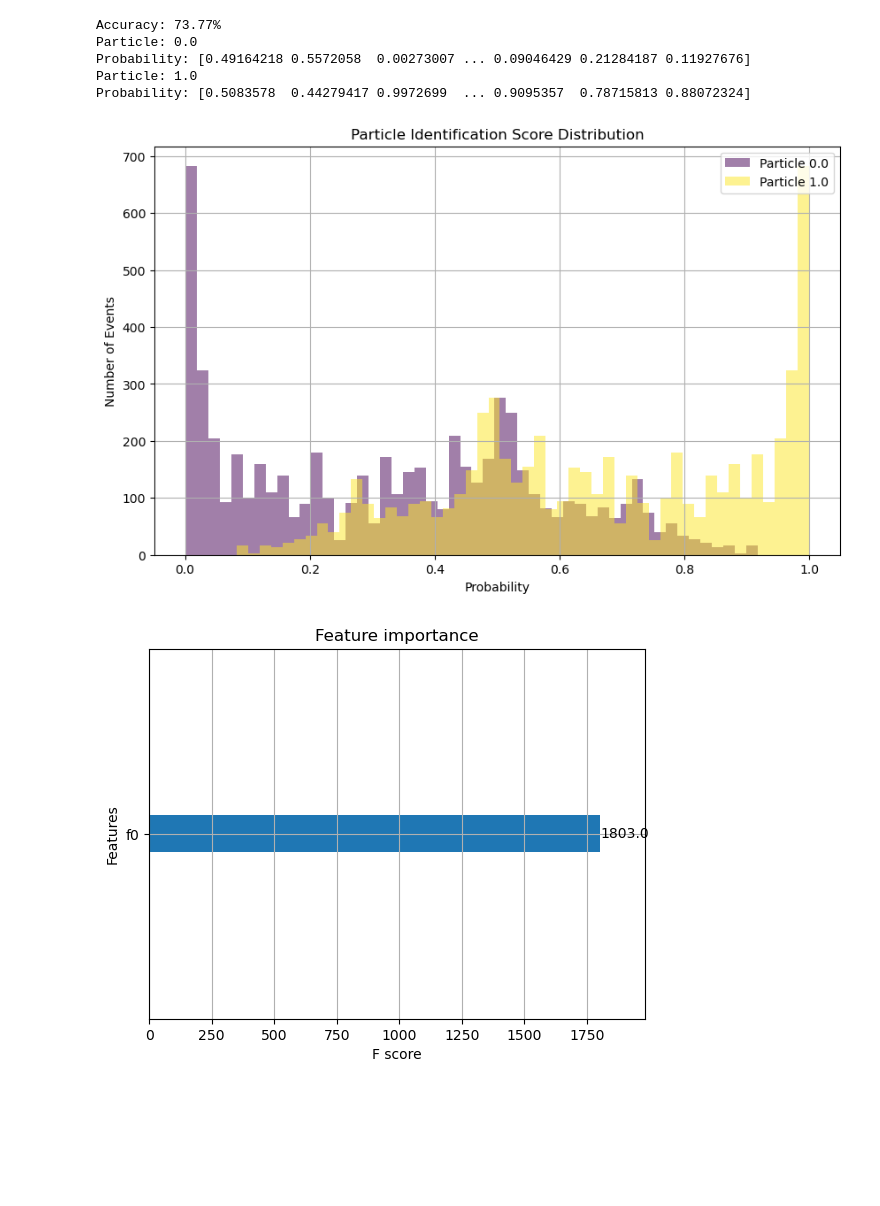
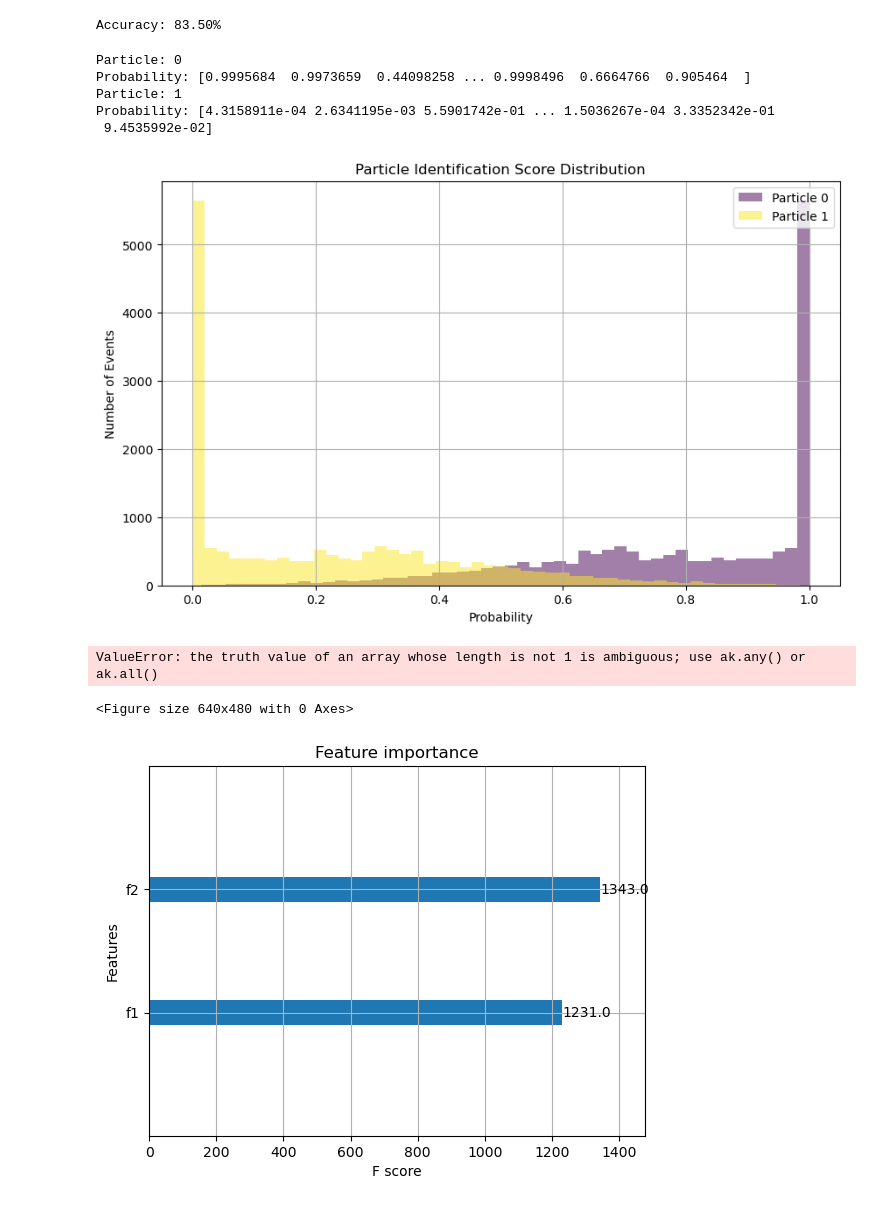
Before and after one commit to njlane314/lumilar, a Jupyter notebook: system/analysis/decision_tree.ipynb, the cells around one changed output. Drawn from its saved outputs; the diff is of its cells as text; code cells hidden in the pictures; blank space fills up the shorter version.

```diff
--- a/system/analysis/decision_tree.ipynb
+++ b/system/analysis/decision_tree.ipynb
@@ -95,41 +20,80 @@ Y = np.concatenate([y_background, y_signal])
+# %%
+def read_file(root_file_path):
+    with uproot.open(root_file_path) as root_file:
+        decision_tree = root_file["decision_tree_data_tree"]
+
+        count = decision_tree["rSensorCount"].array()
+        fprompt90 = decision_tree["rFprompt90"].array()
+        fprompt200 = decision_tree["rFprompt200"].array()
+        is_signal = decision_tree["isSignal"].array()
+
+        return count, fprompt90, fprompt200, is_signal
+# %%
+count, fprompt90, fprompt200, is_signal = read_file("/home/lane/Software/src/lumilar/system/analysis/data/decision_tree_data.root")
+# %%
+X = np.column_stack((count, fprompt90, fprompt200))
+Y = is_signal
+# %%
+X_train, X_test, Y_train, Y_test = train_test_split(X, Y, test_size=0.2, random_state=42)
+
+clf = xgb.XGBClassifier()
+clf.fit(X_train, Y_train)
+accuracy = clf.score(X_test, Y_test)
+
+print(f"Accuracy: {accuracy*100:.2f}%")
+# %% [output]
+Accuracy: 83.50%
 # %%
-X_train, X_test, Y_train, Y_test = train_test_split(X, Y, test_size=0.2, random_state=42)
-
-clf = xgb.XGBClassifier()
-clf.fit(X_train, Y_train)
-accuracy = clf.score(X_test, Y_test)
-
-print(f"Accuracy: {accuracy*100:.2f}%")
-
 probabilities = clf.predict_proba(X_test)
 
 plt.figure(figsize=(10, 6))
 particle_types = clf.classes_
 colors = plt.cm.viridis(np.linspace(0, 1, len(particle_types)))
 
 for idx, ptype in enumerate(particle_types):
     print(f"Particle: {ptype}")
     print(f"Probability: {probabilities[:, idx]}")
     plt.hist(probabilities[:, idx], bins=50, alpha=0.5, label=f"Particle {ptype}", color=colors[idx])
 
 plt.legend(loc='upper right')
 plt.xlabel('Probability')
 plt.ylabel('Number of Events')
 plt.title('Particle Identification Score Distribution')
 plt.grid(True)
 plt.show()
+
+
+features = ['count', 'fprompt90', 'fprompt200']
+for feature in features:
+    plt.figure()
+    sns.histplot(data=X, x=feature, hue=Y, element='step', stat='density')
+    plt.title(f'Distribution of {feature}')
+    plt.show()
+
+# Training and Evaluation
+clf = xgb.XGBClassifier()
+clf.fit(X_train, Y_train)
+
+# Accuracy & AUC-ROC
+accuracy = clf.score(X_test, Y_test)
+y_pred_prob = clf.predict_proba(X_test)[:, 1]
+roc_auc = roc_auc_score(Y_test, y_pred_prob)
+print(f"Accuracy: {accuracy*100:.2f}%")
+print(f"AUC-ROC: {roc_auc:.2f}")
 # %% [output]
-Accuracy: 73.77%
-Particle: 0.0
-Probability: [0.49164218 0.5572058  0.00273007 ... 0.09046429 0.21284187 0.11927676]
-Particle: 1.0
-Probability: [0.5083578  0.44279417 0.9972699  ... 0.9095357  0.78715813 0.88072324]
+Particle: 0
+Probability: [0.9995684  0.9973659  0.44098258 ... 0.9998496  0.6664766  0.905464  ]
+Particle: 1
+Probability: [4.3158911e-04 2.6341195e-03 5.5901742e-01 ... 1.5036267e-04 3.3352342e-01
+ 9.4535992e-02]
-[figure, old version]
+[figure, new version]
+ValueError: the truth value of an array whose length is not 1 is ambiguous; use ak.any() or ak.all()
+<Figure size 640x480 with 0 Axes>
 # %%
 xgb.plot_importance(clf)
 plt.show()
 # %% [output]
-[figure, old version]
+[figure, new version]
 # %%
 param_grid = {
     'learning_rate': [0.1],
```
Also changed, not shown: parts of 8 cells of this notebook, 12 other files.
